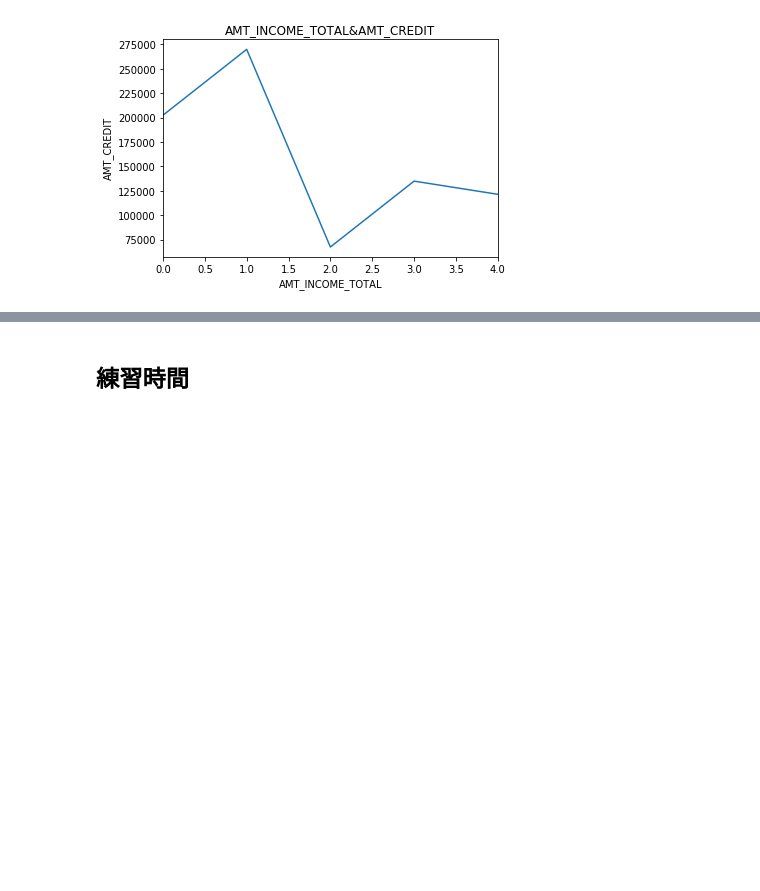
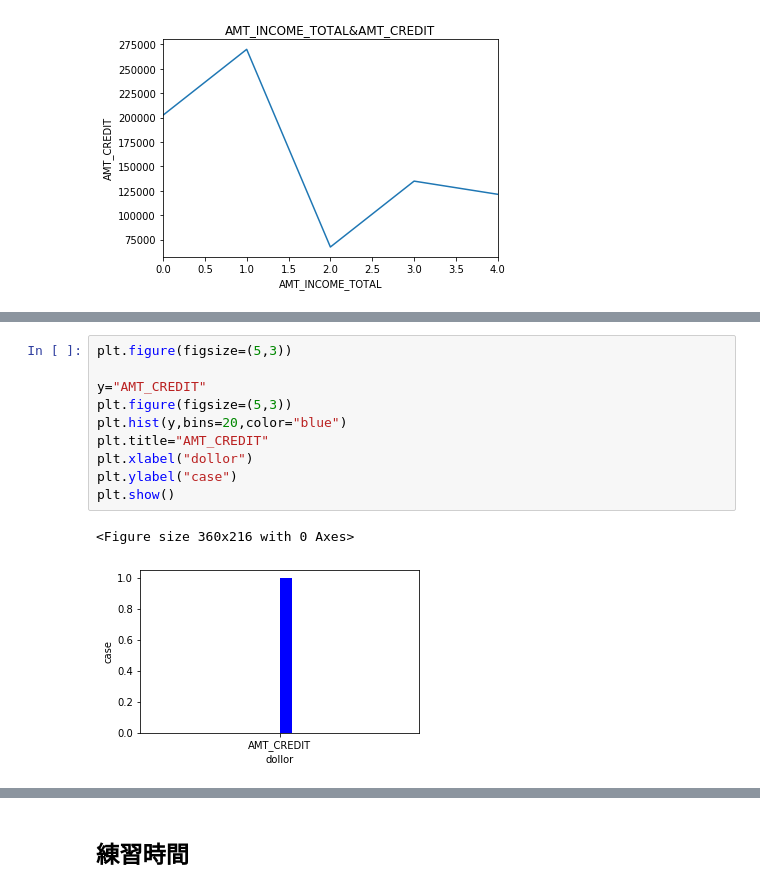
Before and after one commit to yingju0928/ML100Days, a Jupyter notebook: homework/Day_008_HW.ipynb, the cells around one changed output, grey strips where cells are left out. Saved outputs shown, nothing was run; the diff lists cells and outputs as text; blank space fills up the shorter version.

```diff
--- a/homework/Day_008_HW.ipynb
+++ b/homework/Day_008_HW.ipynb
@@ -59,0 +53,13 @@ Text(0.5, 1.0, 'AMT_INCOME_TOTAL&AMT_CREDIT')
+# %%
+plt.figure(figsize=(5,3))
+
+y="AMT_CREDIT"
+plt.figure(figsize=(5,3))
+plt.hist(y,bins=20,color="blue")
+plt.title="AMT_CREDIT"
+plt.xlabel("dollor")
+plt.ylabel("case")
+plt.show()
+# %% [output]
+<Figure size 360x216 with 0 Axes>
+[figure, added]
```
Also changed, not shown: parts of 6 cells of this notebook.
